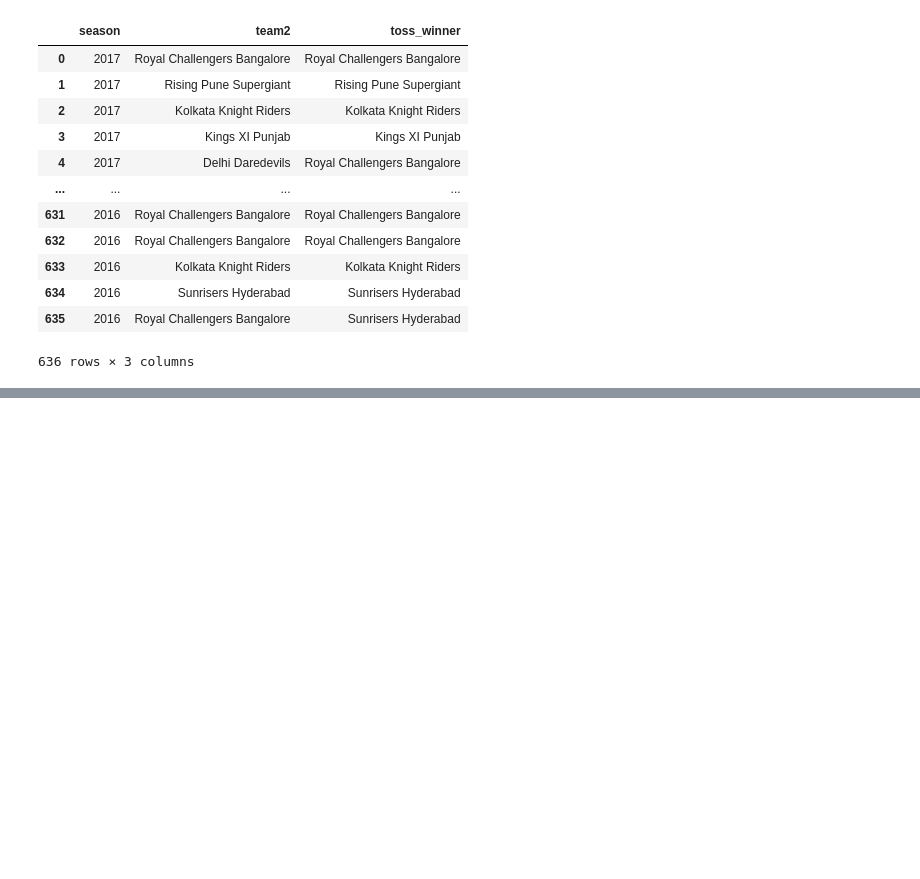
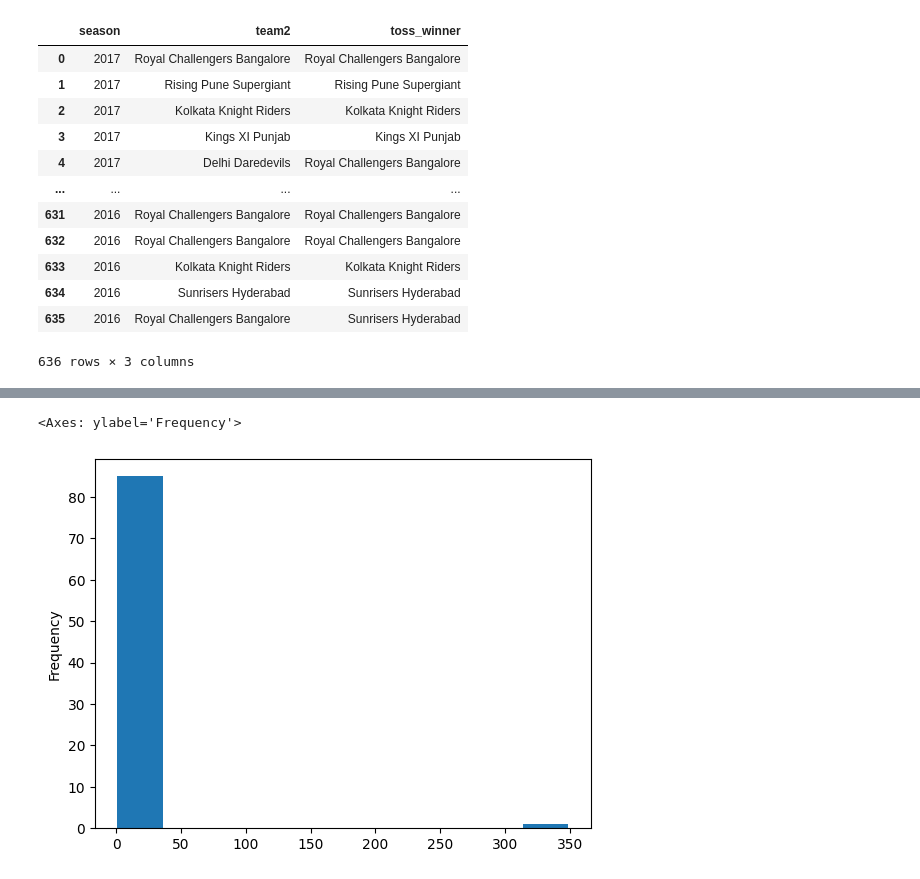
Before and after one commit to msncoder/Pandas, a Jupyter notebook: csv_read.ipynb, the cells around one changed output, grey strips where cells are left out. Drawn from its saved outputs; the diff is of its cells as text; code cells hidden in the pictures; blank space fills up the shorter version.

```diff
--- a/csv_read.ipynb
+++ b/csv_read.ipynb
@@ -250,0 +320,5 @@ data.iloc[:,[1,5,6]]
+# %%
+data['win_by_runs'].value_counts().plot(kind='hist')
+# %% [output]
+<Axes: ylabel='Frequency'>
+[figure, added]
```
Also changed, not shown: parts of 12 cells of this notebook.
